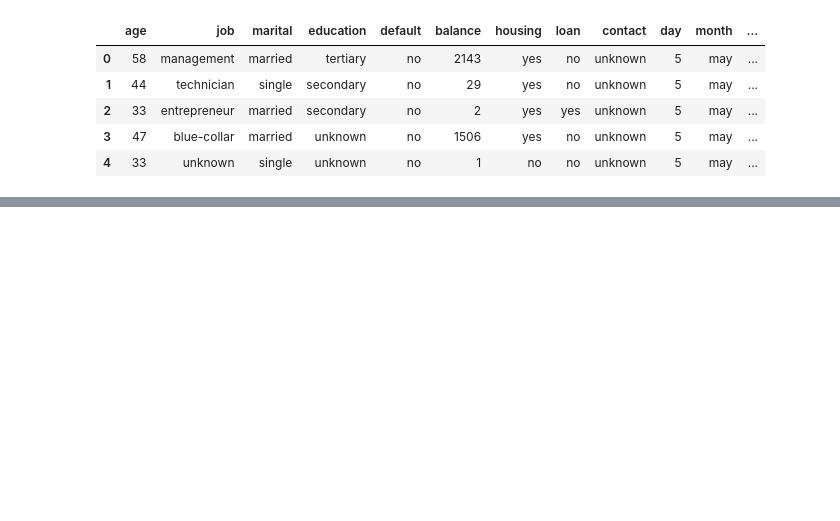
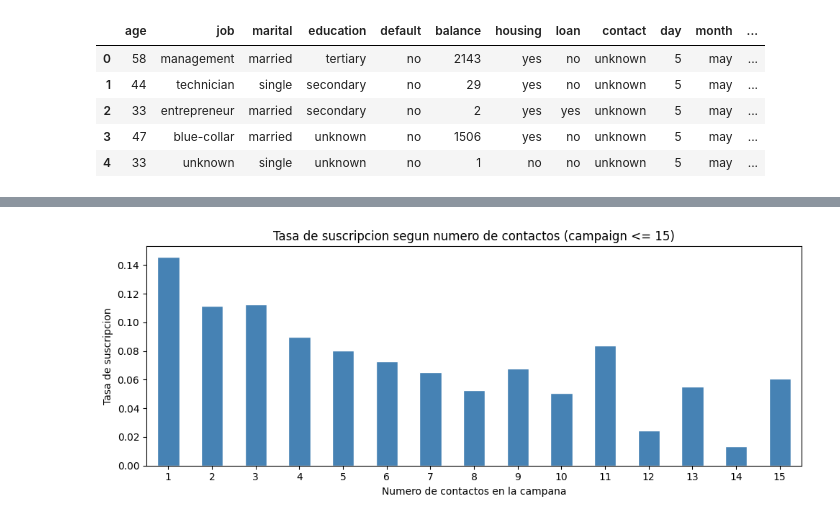
Before and after one commit to eleacos/DS-Online-Elena-Acosta, a Jupyter notebook: 04_Machine_Learning/Sprint_11/Unidad_01_ML_Supervisado_Arboles_de_Decision/03_Practica_Obligatoria/18_Practica_Obligatoria_Arboles_de_Decision.ipynb, the cells around one changed output, grey strips where cells are left out. Cells and saved outputs as stored; diff of their text form; code cells hidden in the pictures; blank space fills up the shorter version.

```diff
--- a/04_Machine_Learning/Sprint_11/Unidad_01_ML_Supervisado_Arboles_de_Decision/03_Practica_Obligatoria/18_Practica_Obligatoria_Arboles_de_Decision.ipynb
+++ b/04_Machine_Learning/Sprint_11/Unidad_01_ML_Supervisado_Arboles_de_Decision/03_Practica_Obligatoria/18_Practica_Obligatoria_Arboles_de_Decision.ipynb
@@ -949,0 +227,14 @@ Prueba a modificar el criterio del número de features seleccionadas para ver en
+# %%
+# Tasa de suscripcion segun numero de contactos en campana
+surv_campaign = train_set.groupby("campaign")[target].mean()
+
+plt.figure(figsize=(10, 4))
+surv_campaign[surv_campaign.index <= 15].plot(kind="bar", color="steelblue", edgecolor="white")
+plt.title("Tasa de suscripcion segun numero de contactos (campaign <= 15)")
+plt.xlabel("Numero de contactos en la campana")
+plt.ylabel("Tasa de suscripcion")
+plt.xticks(rotation=0)
+plt.tight_layout()
+plt.show()
+# %% [output]
+[figure, added]
```
Also changed, not shown: parts of 154 cells of this notebook.
